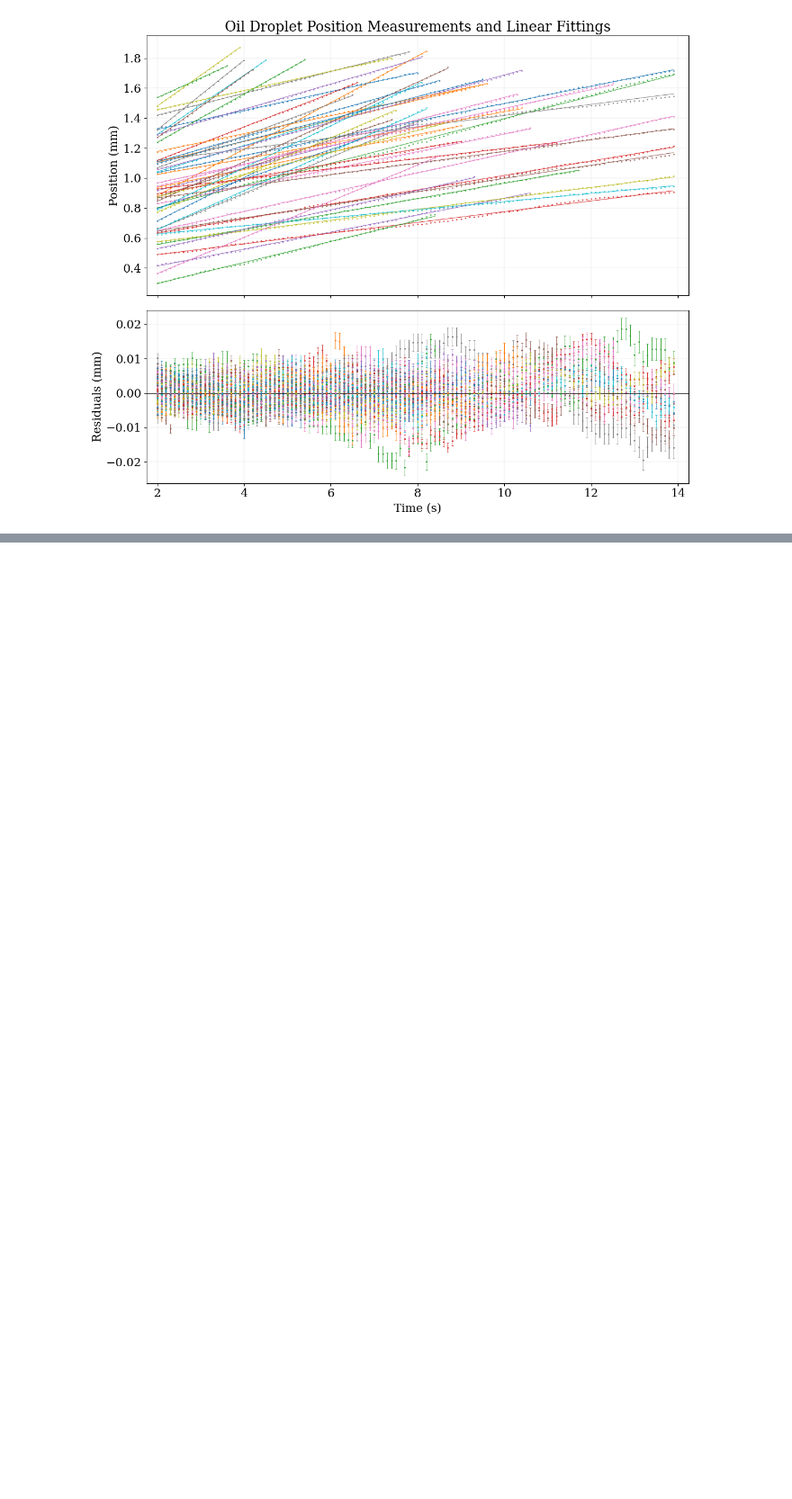
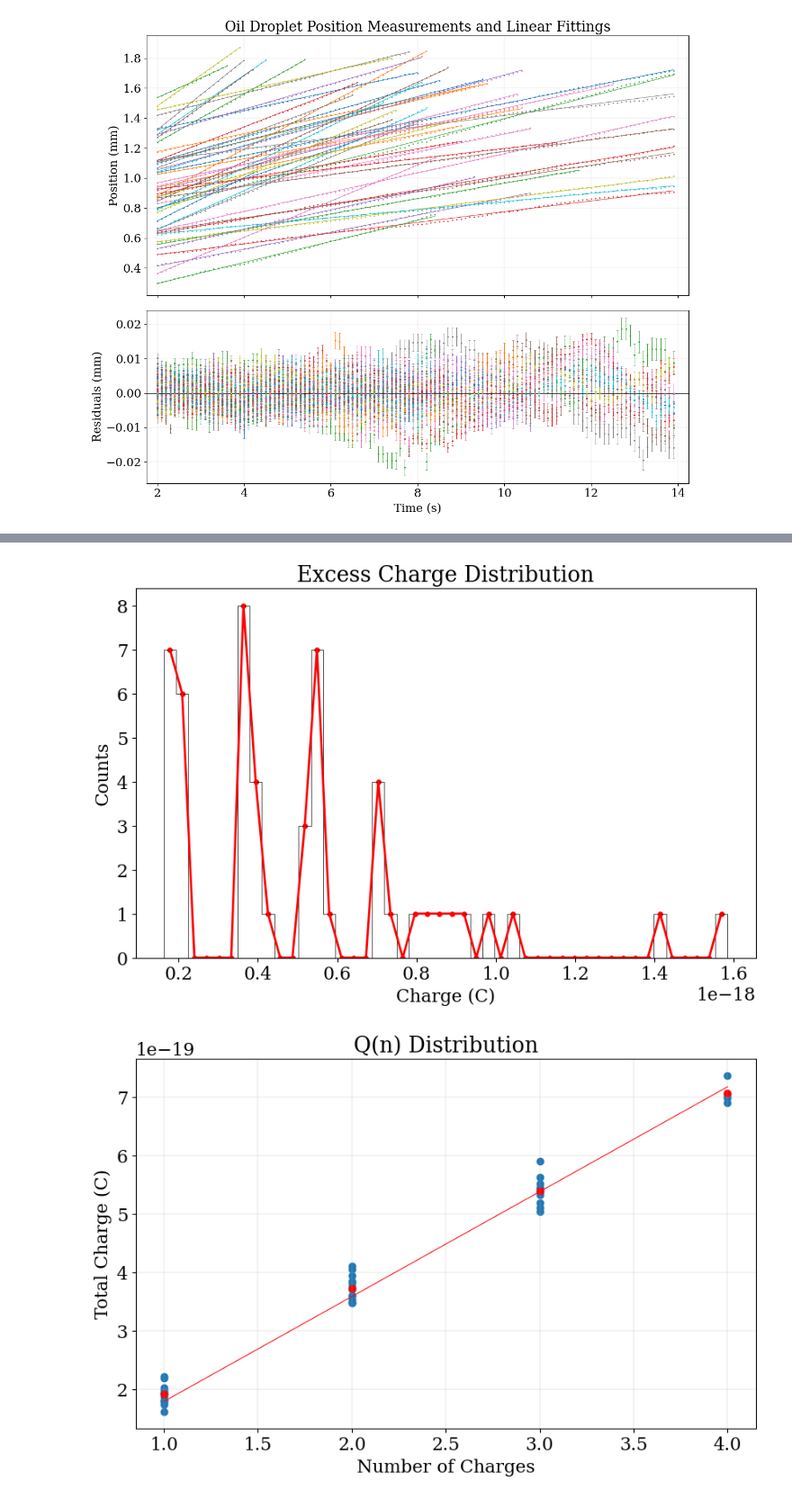
Before and after one commit to luke-wriglesworth/millikan, a Jupyter notebook: milikan.ipynb, the cells around one changed output, grey strips where cells are left out. Shown at 90% size. Cells and saved outputs as stored; diff of their text form; code cells hidden in the pictures; blank space fills up the shorter version.

```diff
--- a/milikan.ipynb
+++ b/milikan.ipynb
@@ -28,7 +29,8 @@ measurements = measurements[6:]
 # %%
 # constants from manual
 rho_oil = 875.3 # kg/m^3
-rho_air = 1.204 # kg/m^3
+#rho_air = 1.204 # kg/m^3
+rho_air = 0.
 nu_air = 1.827e-5 # Ps s at 1 atm
 d = 6.0/1000 # m (parallel plate distance)
 frame_rate = 10 # Hz
@@ -191,0 +159,61 @@ print(bin_edges)
+# %%
+def excess_q(v_term, v_stop):
+    C = (18*np.pi*nu_air**(3/2)*d)/np.sqrt(2*g*(rho_oil - rho_air))
+    return C*(v_term**(3/2))/(v_stop)
+def Q(n, q):
+    return n*q
+
+excess_qs = np.array([excess_q(v_term_fit[i]/1000, v_stop[i]) for i in range(len(v_term_fit))])
+plt.title("Excess Charge Distribution")
+plt.xlabel("Charge (C)")
+plt.ylabel("Counts")
+h1=plt.hist([q.n for q in excess_qs], bins=46, edgecolor='black', linewidth=0.5,histtype='step')
+counts = h1[0]
+bin_edges = h1[1]
+bin_centers = (bin_edges[:-1] + bin_edges[1:])/2
+plt.plot(bin_centers, counts, lw=2, color='red', ls='-')
+plt.scatter(bin_centers, counts, color='red', marker='.',s=60)
+plt.show()
+
+# We assume each grouping is an integer multiple of the elementary charge
+counts_n = [13,13,11,5]
+q_sort = np.sort(excess_qs)
+q_means = []
+n_all_points = []
+n_means = [i for i in range(1,len(counts_n)+1)]
+for i in range(1,len(counts_n)+1):
+    n_all_points+=[i for j in range(counts_n[i-1])]
+    q_means.append(np.mean([q for q in q_sort[:counts_n[i-1]]]))
+    q_sort = q_sort[counts_n[i-1]:]
+
+
+q_sort = np.sort(excess_qs)[:len(n_all_points)]
+popt, pcov = curve_fit(Q, n_means, [q.n for q in q_means])
+plt.title("Q(n) Distribution")
+plt.xlabel("Number of Charges")
+plt.ylabel("Total Charge (C)")
+plt.scatter(n_all_points, [q.n for q in q_sort])
+plt.scatter(n_means, [q.n for q in q_means], color='red')
+plt.plot(n_means, Q(np.array(n_means), *popt), color='red', lw=0.75)
+#plt.plot(n_means, Q(np.array(n_means), 1.6e-19), color='blue', lw=0.75)
+plt.grid(lw=0.2)
+plt.show()
+print("Elementary Charge using total Q fit: ", popt[0])
+
+# check if charges in higher bins are integer multiples of first bin charges
+possible_e = np.arange(1.0e-19,1.0e-18,0.01e-19)
+charge_multiples = []
+def is_int_multiple(q, q0):
+    if np.round(q/q0) > 1:
+        #print(q/q0, np.round(q/q0))
+        return np.allclose(q/q0, np.round(q/q0), rtol=0.05)
+for q in excess_qs:
+    for q0 in possible_e:
+        if is_int_multiple(q.n, q0):
+            print(f"{q.n} is a {np.round(q.n/q0)}x integer multiple of {q0} within tolerance {np.abs(q.n/q0 - np.round(q.n/q0))}")
+            charge_multiples.append([q0, np.abs(q.n/q0)])
+
+h2 = plt.hist([m[0] for m in charge_multiples], bins=45, edgecolor='black', linewidth=0.5)
+# %% [output]
+[figure, added]
+[figure, added]
```
Also changed, not shown: parts of 4 cells of this notebook.
